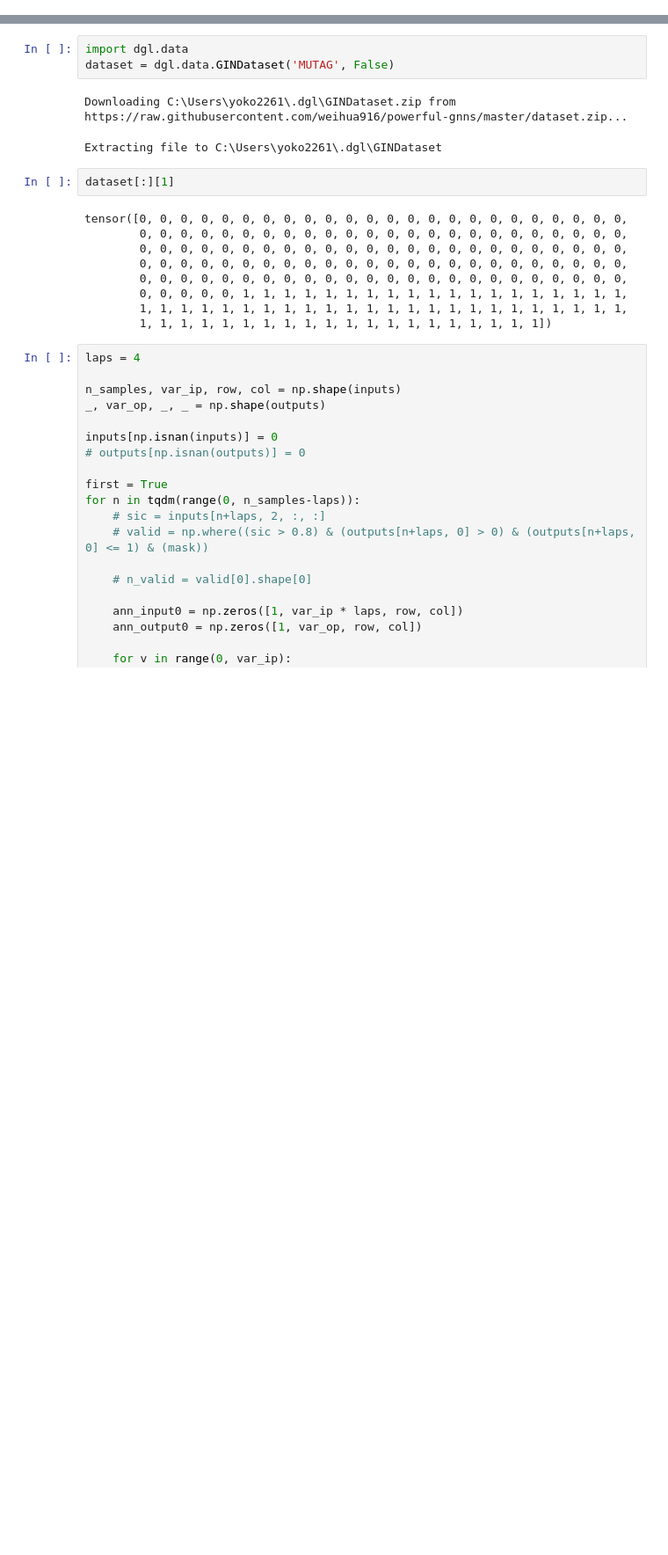
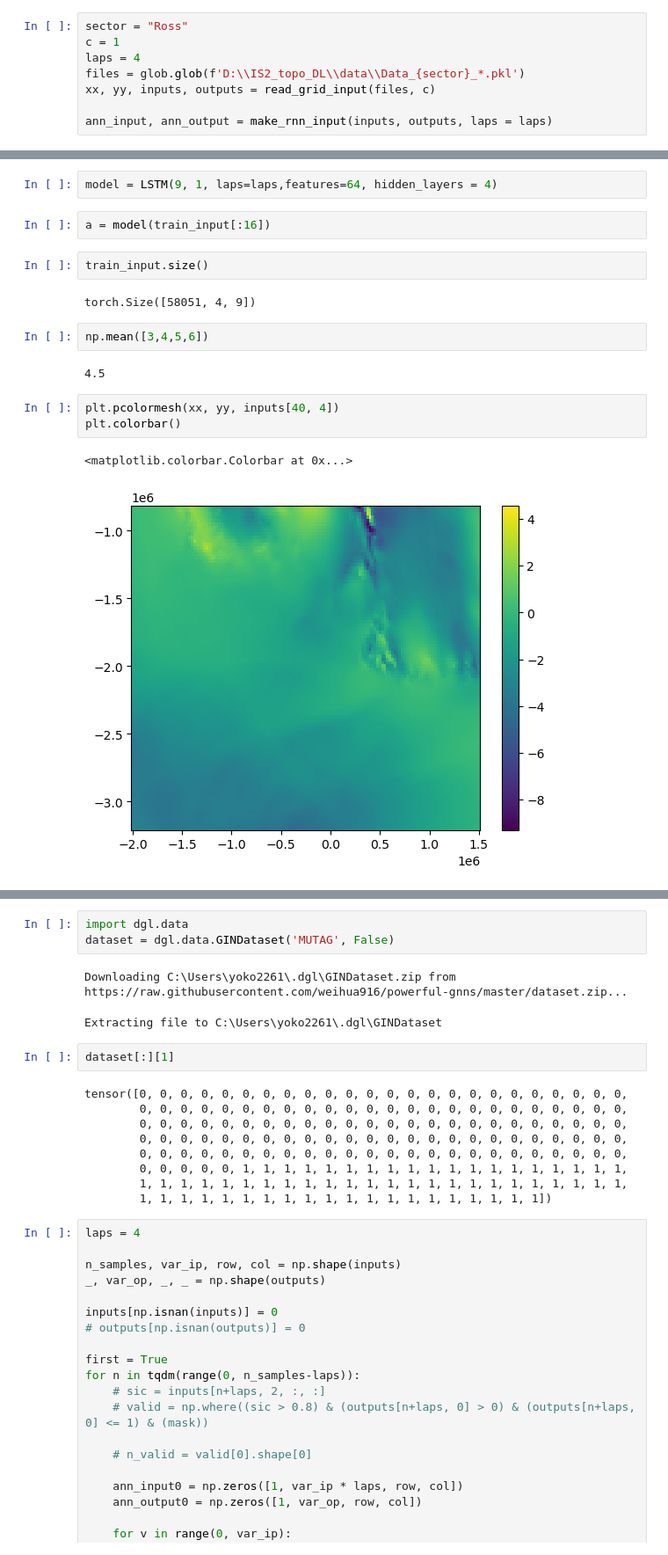
Before and after one commit to YoungHyunKoo/Seaice_topo_DL, a Jupyter notebook: Train_model.ipynb, the cells around one changed output, grey strips where cells are left out. Shown at 88% size. Drawn from its saved outputs; the diff is of its cells as text; blank space fills up the shorter version.

Commit message:
update models

```diff
--- a/Train_model.ipynb
+++ b/Train_model.ipynb
@@ -46,0 +51,8 @@ from models import *
+# %%
+sector = "Ross"
+c = 1
+laps = 4
+files = glob.glob(f'D:\\IS2_topo_DL\\data\\Data_{sector}_*.pkl')
+xx, yy, inputs, outputs = read_grid_input(files, c)
+
+ann_input, ann_output = make_rnn_input(inputs, outputs, laps = laps)
@@ -46,0 +103,18 @@ from models import *
+# %%
+model = LSTM(9, 1, laps=laps,features=64, hidden_layers = 4)
+# %%
+a = model(train_input[:16])
+# %%
+train_input.size()
+# %% [output]
+torch.Size([58051, 4, 9])
+# %%
+np.mean([3,4,5,6])
+# %% [output]
+4.5
+# %%
+plt.pcolormesh(xx, yy, inputs[40, 4])
+plt.colorbar()
+# %% [output]
+<matplotlib.colorbar.Colorbar at 0x...>
+[figure, added]
```
Also changed, not shown: parts of 17 cells of this notebook, 4 other files.
